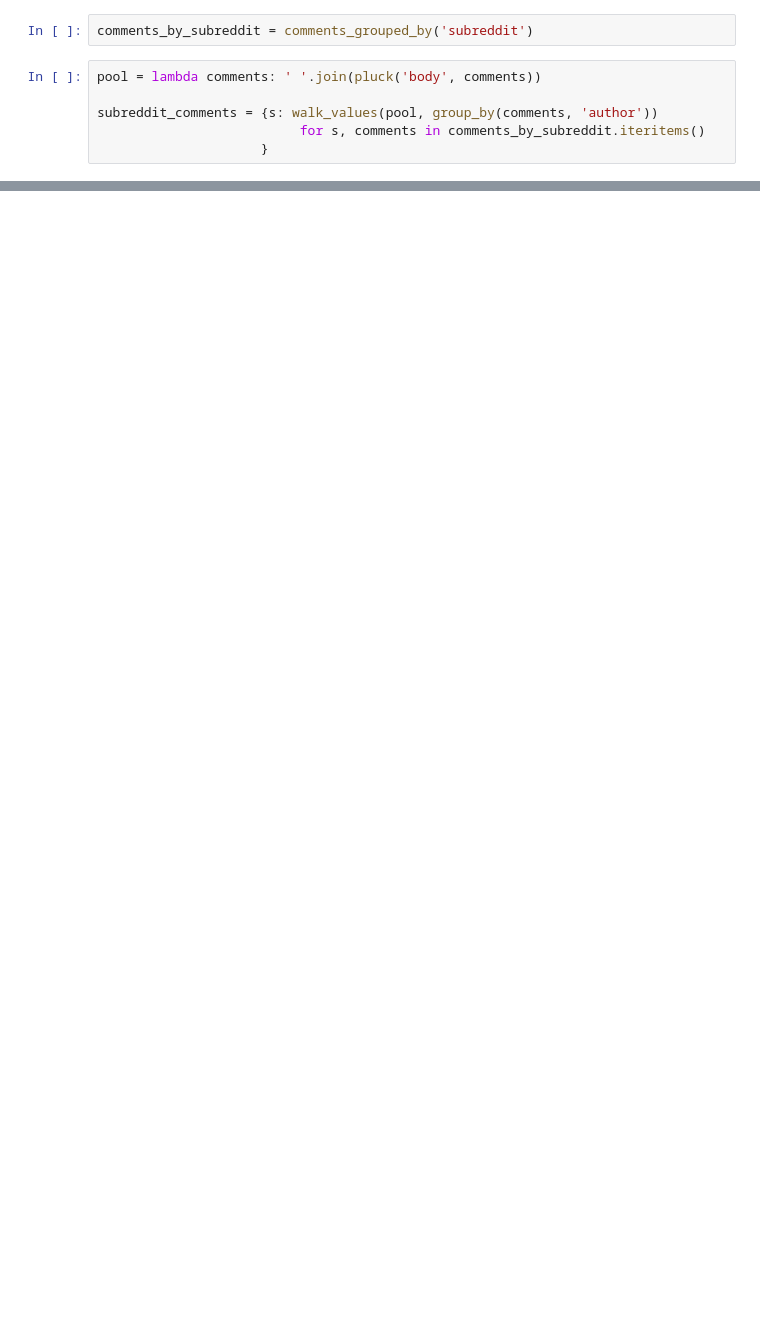
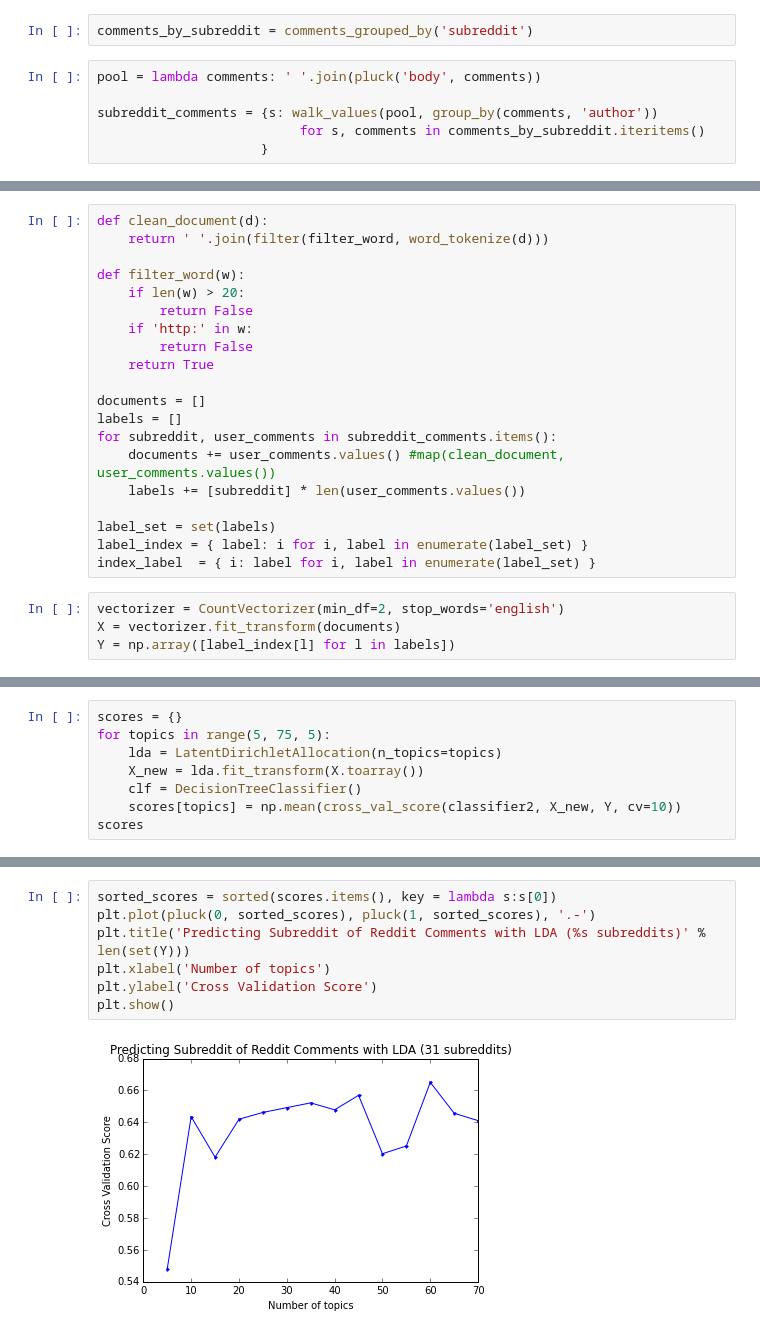
Before and after one commit to amauboussin/cs281-final-project, a Jupyter notebook: Baselines.ipynb, the cells around one changed output, grey strips where cells are left out. Cells and saved outputs as stored; diff of their text form; blank space fills up the shorter version.

```diff
--- a/Baselines.ipynb
+++ b/Baselines.ipynb
@@ -15,0 +41,24 @@ u'So? That doesn\'t make it a good episode. They made some random nonsense (oh t
+# %%
+def clean_document(d):
+    return ' '.join(filter(filter_word, word_tokenize(d)))
+
+def filter_word(w):
+    if len(w) > 20:
+        return False
+    if 'http:' in w:
+        return False
+    return True
+
+documents = []
+labels = []
+for subreddit, user_comments in subreddit_comments.items():
+    documents += user_comments.values() #map(clean_document, user_comments.values())
+    labels += [subreddit] * len(user_comments.values())
+
+label_set = set(labels)
+label_index = { label: i for i, label in enumerate(label_set) }
+index_label  = { i: label for i, label in enumerate(label_set) }
+# %%
+vectorizer = CountVectorizer(min_df=2, stop_words='english')
+X = vectorizer.fit_transform(documents)
+Y = np.array([label_index[l] for l in labels])
@@ -15,0 +71,8 @@ u'So? That doesn\'t make it a good episode. They made some random nonsense (oh t
+# %%
+scores = {}
+for topics in range(5, 75, 5):
+    lda = LatentDirichletAllocation(n_topics=topics)
+    X_new = lda.fit_transform(X.toarray())
+    clf = DecisionTreeClassifier()
+    scores[topics] = np.mean(cross_val_score(classifier2, X_new, Y, cv=10))
+scores
@@ -15,0 +94,9 @@ u'So? That doesn\'t make it a good episode. They made some random nonsense (oh t
+# %%
+sorted_scores = sorted(scores.items(), key = lambda s:s[0])
+plt.plot(pluck(0, sorted_scores), pluck(1, sorted_scores), '.-')
+plt.title('Predicting Subreddit of Reddit Comments with LDA (%s subreddits)' % len(set(Y)))
+plt.xlabel('Number of topics')
+plt.ylabel('Cross Validation Score')
+plt.show()
+# %% [output]
+[figure, added]
```
Also changed, not shown: parts of 7 cells of this notebook, 2 other files.
